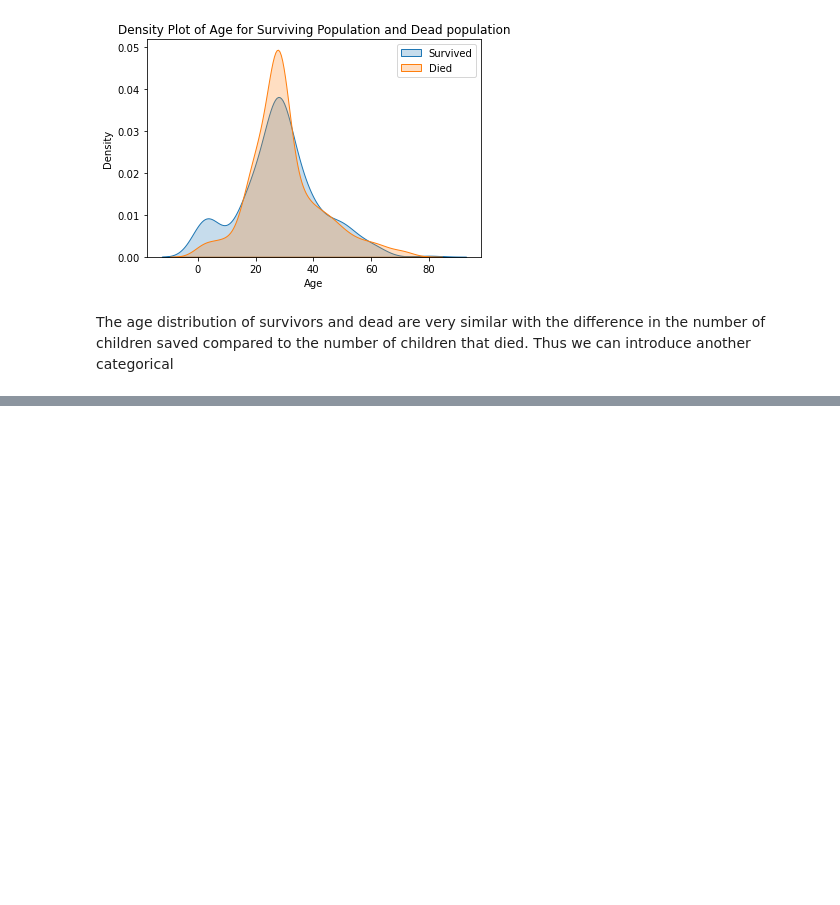
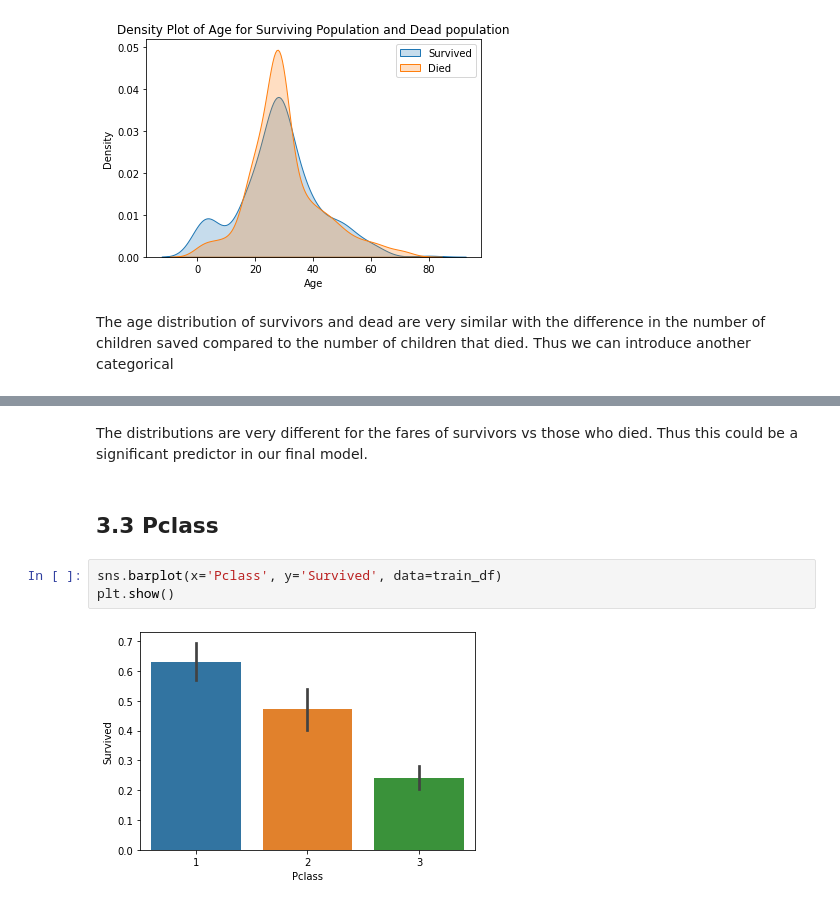
Before and after one commit to shubhambhardwaj98/TitanicDataset, a Jupyter notebook: titanicdataset.ipynb, the cells around one changed output, grey strips where cells are left out. Saved outputs shown, nothing was run; the diff lists cells and outputs as text; blank space fills up the shorter version.

```diff
--- a/titanicdataset.ipynb
+++ b/titanicdataset.ipynb
@@ -249,0 +280,9 @@ plt.show()
+# %% [markdown]
+The distributions are very different for the fares of survivors vs those who died. Thus this could be a significant predictor in our final model.
+# %% [markdown]
+## 3.3 Pclass
+# %%
+sns.barplot(x='Pclass', y='Survived', data=train_df)
+plt.show()
+# %% [output]
+[figure, added]
```
Also changed, not shown: parts of 36 cells of this notebook.
